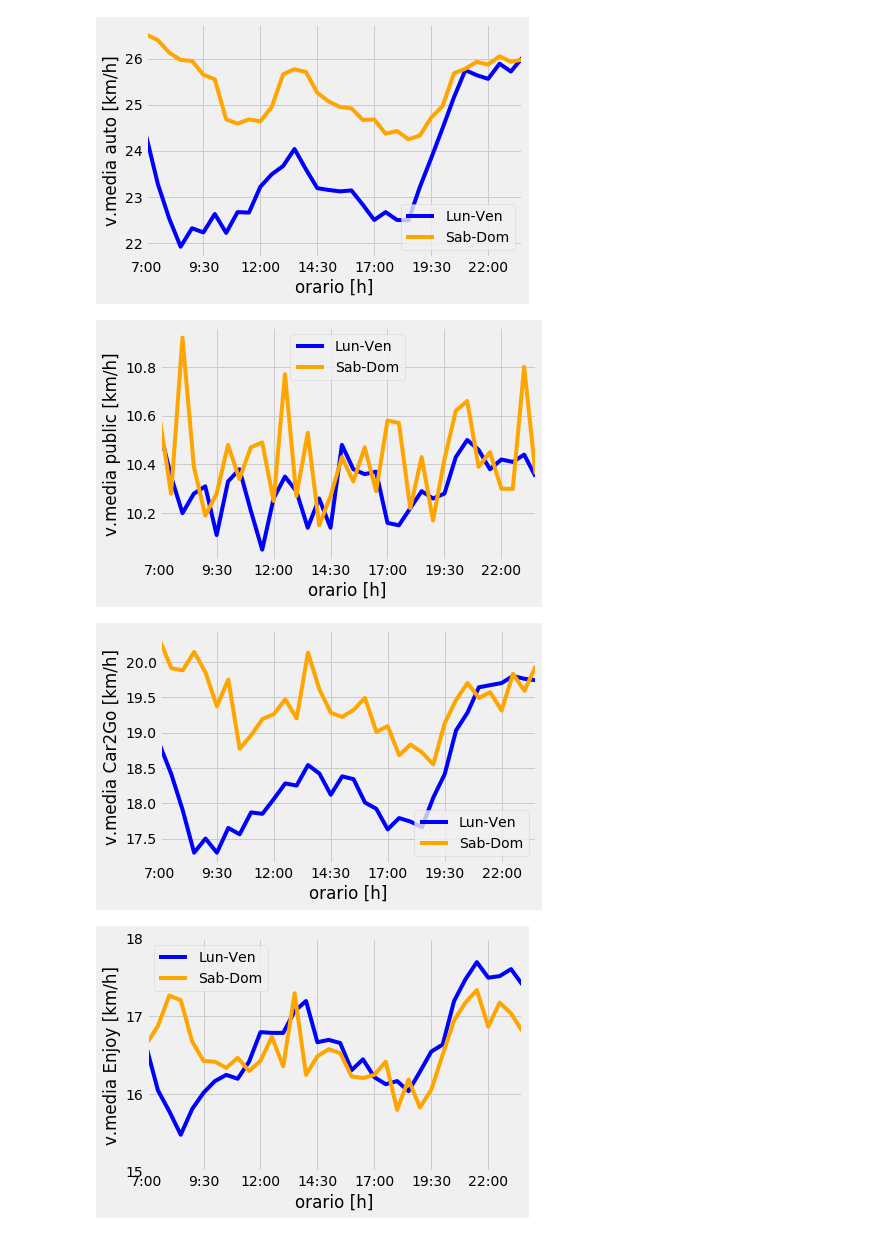
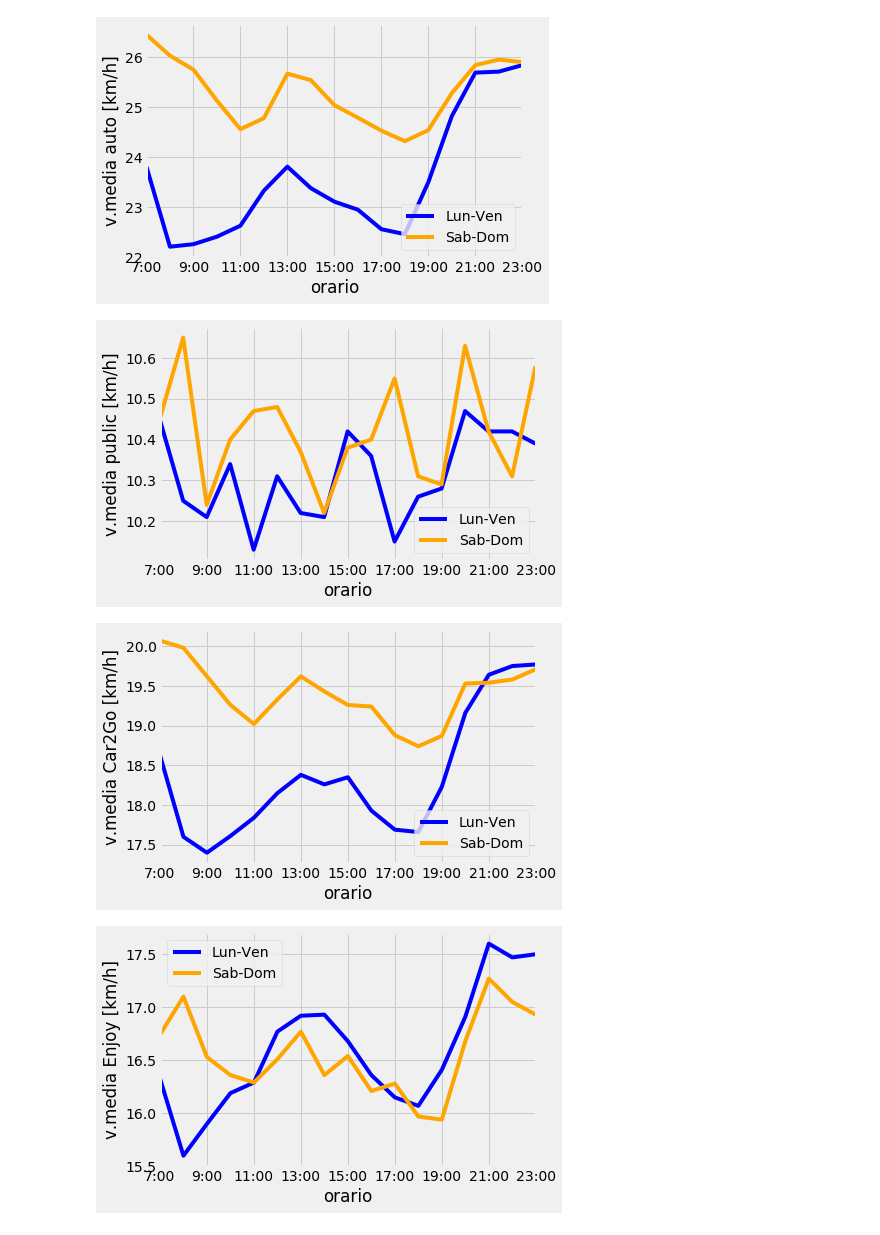
Before and after one commit to mmastrapasqua7/kowalskianalysis, a Jupyter notebook: jupyter/2_AnalisiEVariazioneVelocitaMediaMezzi.ipynb, the cells around one changed output. Saved outputs shown, nothing was run; the diff lists cells and outputs as text; code cells hidden in the pictures.

```diff
--- a/jupyter/2_AnalisiEVariazioneVelocitaMediaMezzi.ipynb
+++ b/jupyter/2_AnalisiEVariazioneVelocitaMediaMezzi.ipynb
@@ -9,17 +9,12 @@ plt.style.use('fivethirtyeight')
 csvfile = 'csv/alldata.csv'
 distance_param = 'CDistance'
 wcolors = ['blue', 'orange']
-
 myindex = [
-    '7:00', '7:30', '8:00', '8:30',
-    '9:00', '9:30', '10:00', '10:30',
-    '11:00', '11:30', '12:00', '12:30',
-    '13:00', '13:30', '14:00', '14:30',
-    '15:00', '15:30', '16:00', '16:30',
-    '17:00', '17:30', '18:00', '18:30',
-    '19:00', '19:30', '20:00', '20:30',
-    '21:00', '21:30', '22:00', '22:30',
-    '23:00', '23:30']
+    '7:00', '8:00', '9:00', '10:00',
+    '11:00', '12:00', '13:00', '14:00',
+    '15:00','16:00', '17:00', '18:00',
+    '19:00', '20:00', '21:00', '22:00',
+    '23:00']
 
 # LETTURA DATI
 tragitti = pd.read_csv(csvfile, index_col=False)
@@ -43,13 +38,11 @@ def clean(df):
 # Velocita' media durante il giorno
 def vmedia_giorno(df, mezzo):
     ore = range(7, 24)
-    minuti = [0, 30]
     vmedia_giorno_ore = []
     for ora in ore:
-        for minuto in minuti:
-            tragitti_fascia_oraria = df[(df['Hour'] == ora) & (df['Minute'] >= minuto) & (df['Minute'] <= (minuto + 30))]
-            velocita_media_oraria = (tragitti_fascia_oraria[distance_param] * 60.) / tragitti_fascia_oraria[mezzo]
-            vmedia_giorno_ore.append(velocita_media_oraria.mean())
+        tragitti_fascia_oraria = df[df['Hour'] == ora]
+        velocita_media_oraria = (tragitti_fascia_oraria[distance_param] * 60.) / tragitti_fascia_oraria[mezzo]
+        vmedia_giorno_ore.append(velocita_media_oraria.mean())
     return vmedia_giorno_ore
 
 def vmedia_week(df, mezzo):
@@ -86,32 +79,31 @@ def vmedia_week(df, mezzo):
     return pd.DataFrame(array, index=myindex, columns=['Lun-Ven', 'Sab-Dom']).round(2)
 # %%
 tragitti = tragitti[clean(tragitti)]
+
 vmedia_week(tragitti, 'Car').plot(color=wcolors)
-plt.xlabel('orario [h]')
+plt.xlabel('orario')
 plt.ylabel('v.media auto [km/h]')
 plt.show()
 # %% [output]
-[figure, old version]
+[figure, new version]
 # %%
 vmedia_week(tragitti, 'Public').plot(color=wcolors)
-plt.xlabel('orario [h]')
+plt.xlabel('orario')
 plt.ylabel('v.media public [km/h]')
 plt.show()
 # %% [output]
-[figure, old version]
+[figure, new version]
 # %%
 vmedia_week(tragitti, 'Car2Go').plot(color=wcolors)
-plt.xlabel('orario [h]')
+plt.xlabel('orario')
 plt.ylabel('v.media Car2Go [km/h]')
 plt.show()
 # %% [output]
-[figure, old version]
+[figure, new version]
 # %%
 vmedia_week(tragitti, 'Enjoy').plot(color=wcolors)
-plt.ylim(15, 18)
-plt.yticks(range(15, 19, 1))
-plt.xlabel('orario [h]')
+plt.xlabel('orario')
 plt.ylabel('v.media Enjoy [km/h]')
 plt.show()
 # %% [output]
-[figure, old version]
+[figure, new version]
```
Also changed, not shown: parts of 5 cells of this notebook, 10 other files.
